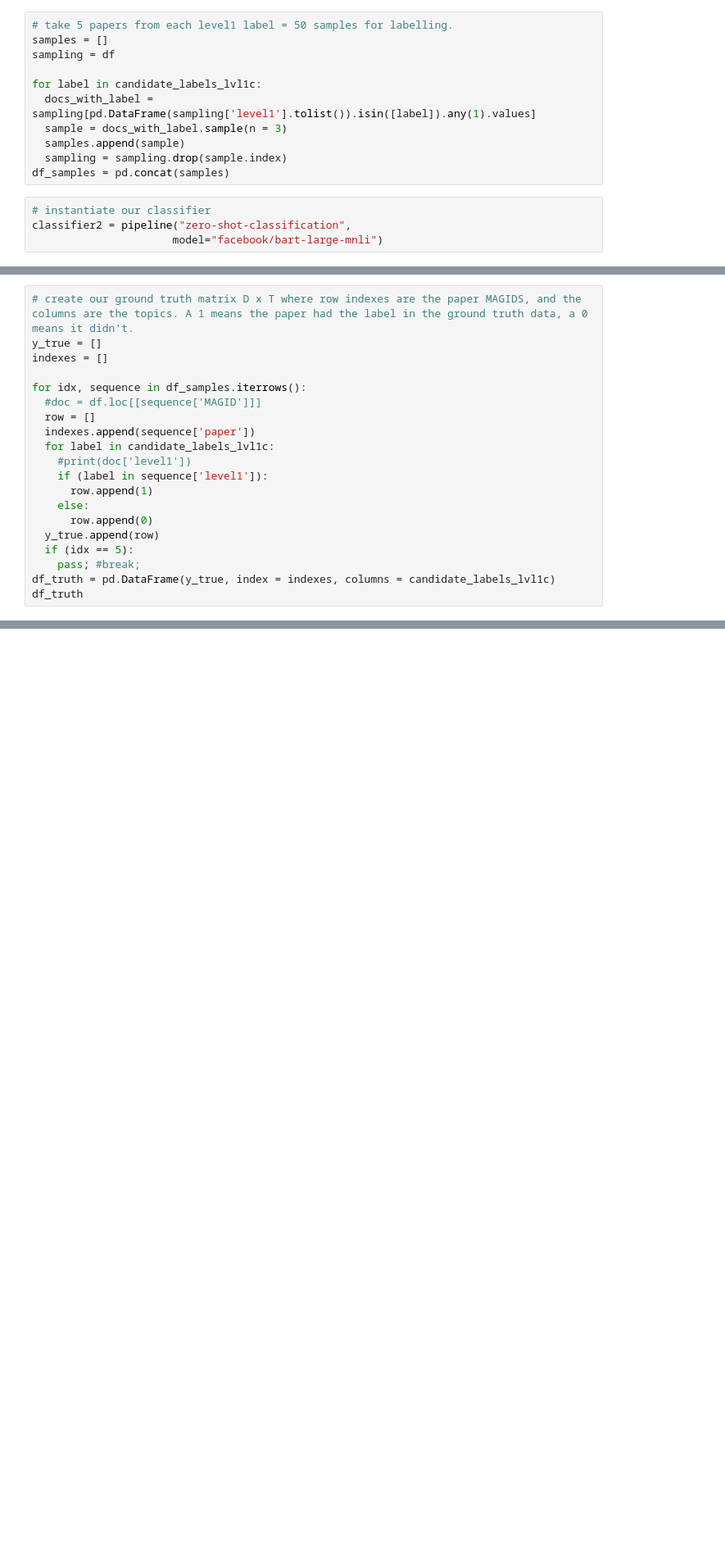
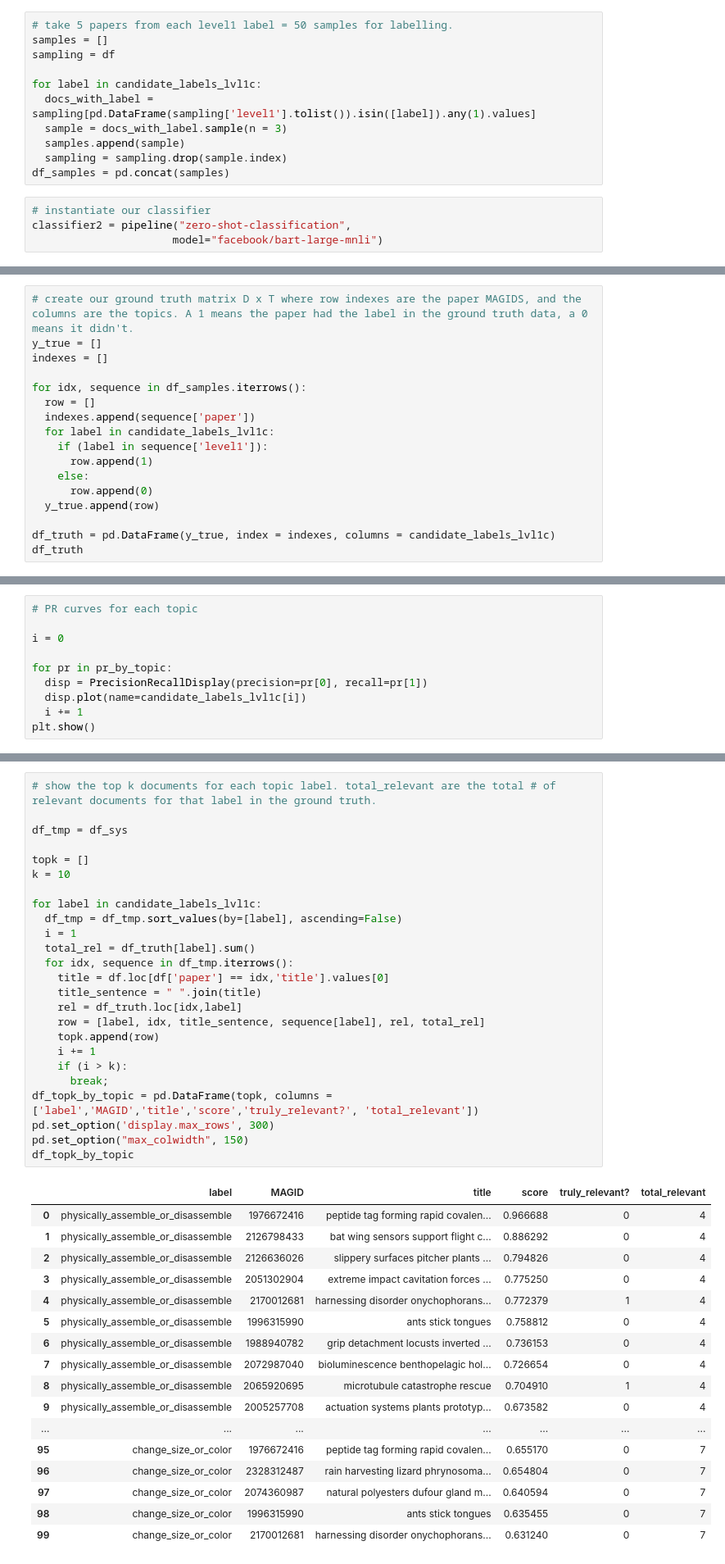
Before and after one commit to nasa-petal/search-engine, a Jupyter notebook: transformers-zs-nli.ipynb, the cells around one changed output, grey strips where cells are left out. Shown at 82% size. Drawn from its saved outputs; the diff is of its cells as text; blank space fills up the shorter version.

Commit message:
added PR curves, and top k ranked document lists for each topic.

```diff
--- a/transformers-zs-nli.ipynb
+++ b/transformers-zs-nli.ipynb
@@ -217,17 +204,14 @@ y_true = []
 indexes = []
 
 for idx, sequence in df_samples.iterrows():
-  #doc = df.loc[[sequence['MAGID']]]
   row = []
   indexes.append(sequence['paper'])
   for label in candidate_labels_lvl1c:
-    #print(doc['level1'])
     if (label in sequence['level1']):
       row.append(1)
     else:
       row.append(0)
   y_true.append(row)
-  if (idx == 5):
-    pass; #break;
+
 df_truth = pd.DataFrame(y_true, index = indexes, columns = candidate_labels_lvl1c)
 df_truth
@@ -273,0 +281,10 @@ df_ap_by_topic
+# %%
+# PR curves for each topic
+
+i = 0
+
+for pr in pr_by_topic:
+  disp = PrecisionRecallDisplay(precision=pr[0], recall=pr[1])
+  disp.plot(name=candidate_labels_lvl1c[i])
+  i += 1
+plt.show()
@@ -273,0 +302,43 @@ df_ap_by_topic
+# %%
+# show the top k documents for each topic label. total_relevant are the total # of relevant documents for that label in the ground truth.
+
+df_tmp = df_sys
+
+topk = []
+k = 10
+
+for label in candidate_labels_lvl1c:
+  df_tmp = df_tmp.sort_values(by=[label], ascending=False)
+  i = 1
+  total_rel = df_truth[label].sum()
+  for idx, sequence in df_tmp.iterrows():
+    title = df.loc[df['paper'] == idx,'title'].values[0]
+    title_sentence = " ".join(title)
+    rel = df_truth.loc[idx,label]
+    row = [label, idx, title_sentence, sequence[label], rel, total_rel]
+    topk.append(row)
+    i += 1
+    if (i > k):
+      break;
+df_topk_by_topic = pd.DataFrame(topk, columns = ['label','MAGID','title','score','truly_relevant?', 'total_relevant'])
+pd.set_option('display.max_rows', 300)
+pd.set_option("max_colwidth", 150)
+df_topk_by_topic
+# %% [output]
+|  | label | MAGID | title | score | truly_relevant? | total_relevant |
+| 0 | physically_assemble_or_disassemble | 1976672416 | peptide tag forming rapid covalen... | 0.966688 | 0 | 4 |
+| 1 | physically_assemble_or_disassemble | 2126798433 | bat wing sensors support flight c... | 0.886292 | 0 | 4 |
+| 2 | physically_assemble_or_disassemble | 2126636026 | slippery surfaces pitcher plants ... | 0.794826 | 0 | 4 |
+| 3 | physically_assemble_or_disassemble | 2051302904 | extreme impact cavitation forces ... | 0.775250 | 0 | 4 |
+| 4 | physically_assemble_or_disassemble | 2170012681 | harnessing disorder onychophorans... | 0.772379 | 1 | 4 |
+| 5 | physically_assemble_or_disassemble | 1996315990 | ants stick tongues | 0.758812 | 0 | 4 |
+| 6 | physically_assemble_or_disassemble | 1988940782 | grip detachment locusts inverted ... | 0.736153 | 0 | 4 |
+| 7 | physically_assemble_or_disassemble | 2072987040 | bioluminescence benthopelagic hol... | 0.726654 | 0 | 4 |
+| 8 | physically_assemble_or_disassemble | 2065920695 | microtubule catastrophe rescue | 0.704910 | 1 | 4 |
+| 9 | physically_assemble_or_disassemble | 2005257708 | actuation systems plants prototyp... | 0.673582 | 0 | 4 |
+| ... | ... | ... | ... | ... | ... | ... |
+| 95 | change_size_or_color | 1976672416 | peptide tag forming rapid covalen... | 0.655170 | 0 | 7 |
+| 96 | change_size_or_color | 2328312487 | rain harvesting lizard phrynosoma... | 0.654804 | 0 | 7 |
+| 97 | change_size_or_color | 2074360987 | natural polyesters dufour gland m... | 0.640594 | 0 | 7 |
+| 98 | change_size_or_color | 1996315990 | ants stick tongues | 0.635455 | 0 | 7 |
+| 99 | change_size_or_color | 2170012681 | harnessing disorder onychophorans... | 0.631240 | 0 | 7 |
```
Also changed, not shown: parts of 6 cells of this notebook.
